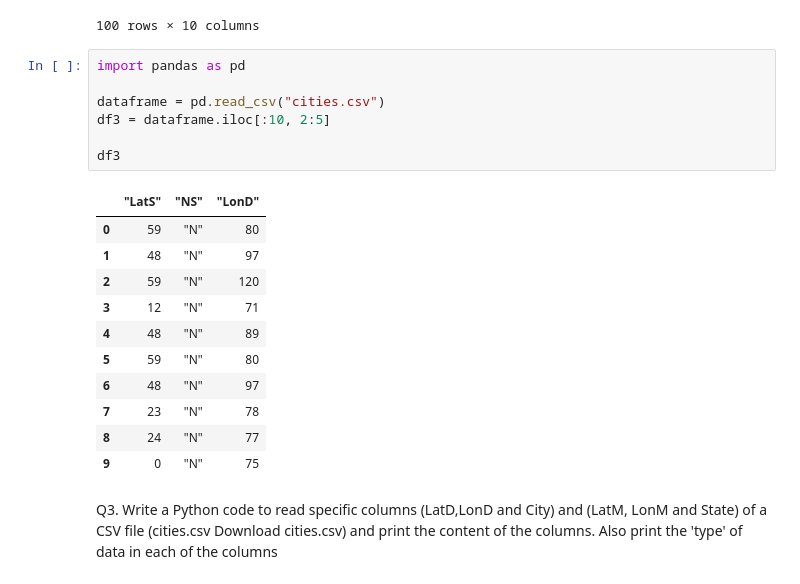
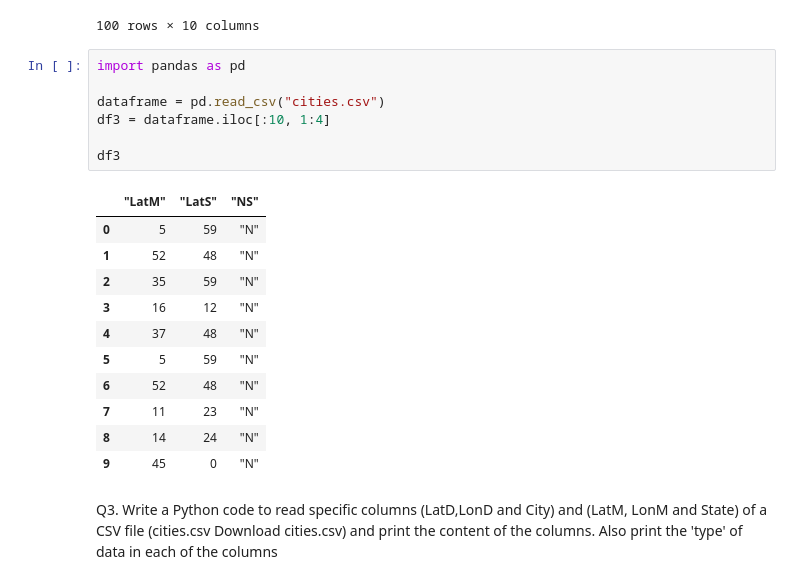
Before and after one commit to krishananth4/CSCI183-HW1, a Jupyter notebook: HW1-Final.ipynb, the cells around one changed output. Cells and saved outputs as stored; diff of their text form.

```diff
--- a/HW1-Final.ipynb
+++ b/HW1-Final.ipynb
@@ -256,22 +259,22 @@ df2
 # %%
 import pandas as pd
 
 dataframe = pd.read_csv("cities.csv")
-df3 = dataframe.iloc[:10, 2:5]
+df3 = dataframe.iloc[:10, 1:4]
 
 df3
 # %% [output]
-|  | "LatS" | "NS" | "LonD" |
-| 0 | 59 | "N" | 80 |
-| 1 | 48 | "N" | 97 |
-| 2 | 59 | "N" | 120 |
-| 3 | 12 | "N" | 71 |
-| 4 | 48 | "N" | 89 |
-| 5 | 59 | "N" | 80 |
-| 6 | 48 | "N" | 97 |
-| 7 | 23 | "N" | 78 |
-| 8 | 24 | "N" | 77 |
-| 9 | 0 | "N" | 75 |
+|  | "LatM" | "LatS" | "NS" |
+| 0 | 5 | 59 | "N" |
+| 1 | 52 | 48 | "N" |
+| 2 | 35 | 59 | "N" |
+| 3 | 16 | 12 | "N" |
+| 4 | 37 | 48 | "N" |
+| 5 | 5 | 59 | "N" |
+| 6 | 52 | 48 | "N" |
+| 7 | 11 | 23 | "N" |
+| 8 | 14 | 24 | "N" |
+| 9 | 45 | 0 | "N" |
 # %% [markdown]
 Q3. Write a Python code to read specific columns (LatD,LonD and City) and (LatM, LonM and State) of a CSV file (cities.csv Download cities.csv) and print the content of the columns. Also print the 'type' of data in each of the columns
 # %%
```
Also changed, not shown: parts of 5 cells of this notebook.
